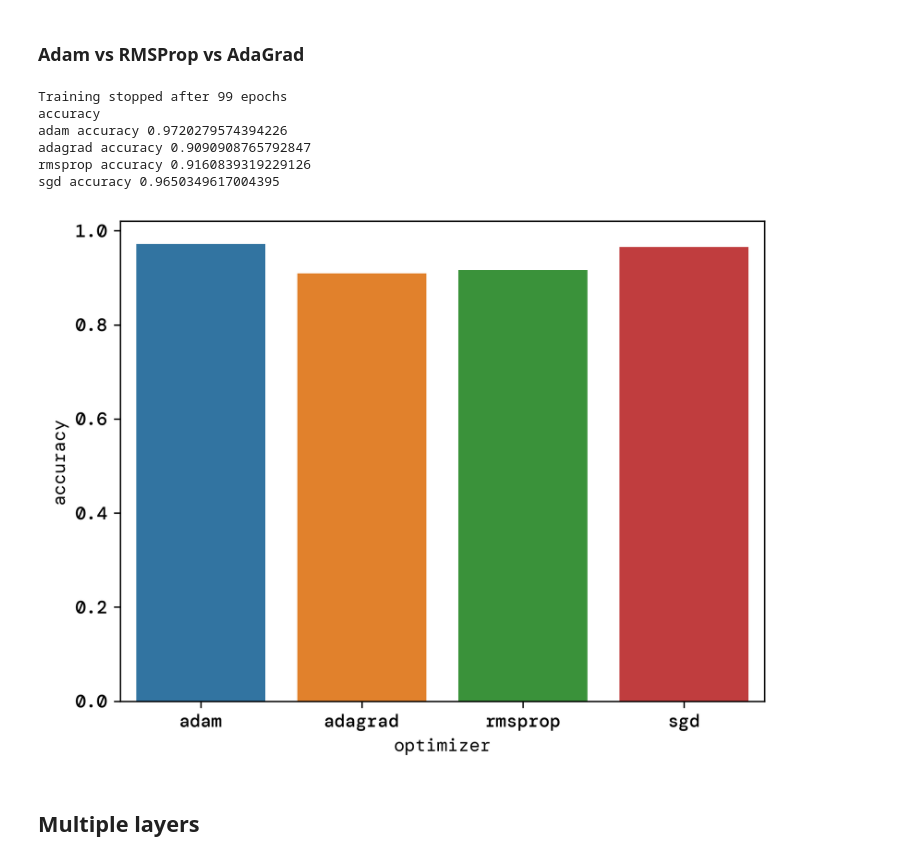
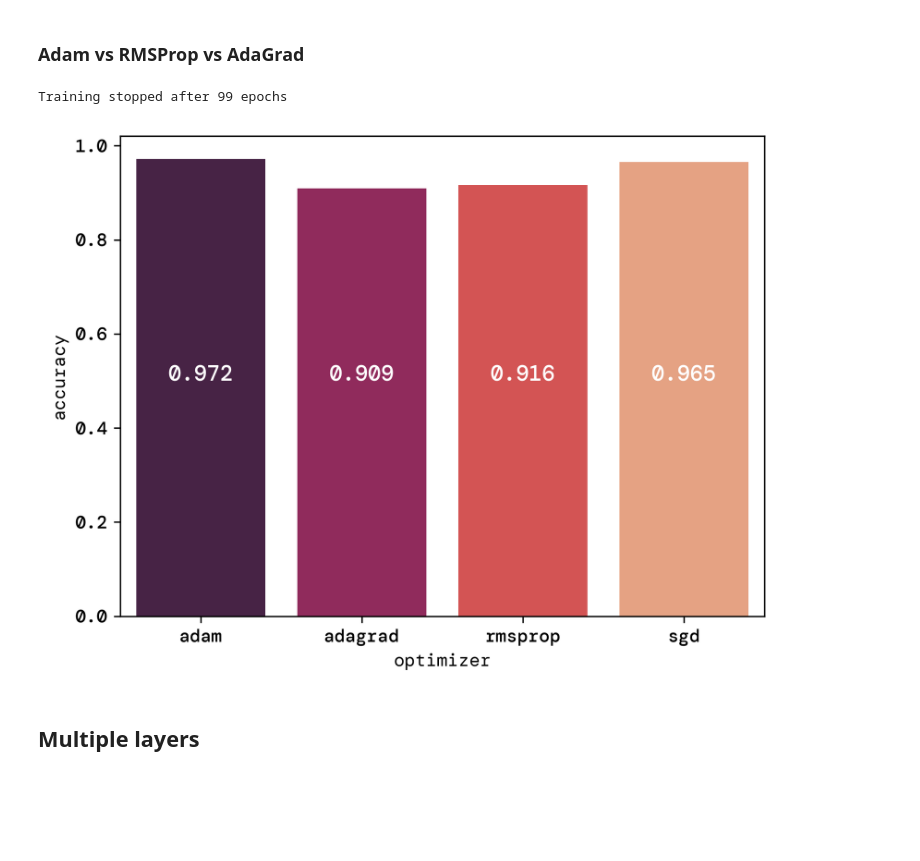
Before and after one commit to bragewiseth/MachineLearningProjects, a Jupyter notebook: project2/src/classification.ipynb, the cells around one changed output. Saved outputs shown, nothing was run; the diff lists cells and outputs as text; code cells hidden in the pictures; blank space fills up the shorter version.

```diff
--- a/project2/src/classification.ipynb
+++ b/project2/src/classification.ipynb
@@ -140,20 +155,25 @@ Training stopped after 99 epochs
 # %% [markdown]
 ### Lambda and epochs
 # %%
-lamda_epoch = onp.zeros((len(lamdas), len(n_epoch)))
+alphas = onp.zeros((len(lamdas),2))
 
 for i, lamda in enumerate(lamdas):
     print(ada.progress_bar(i, len(lamdas)))
-    for j, epochs in enumerate(n_epoch):
-        network = ada.NN.Model([[1, sigmoid]], 0.01, epochs,tol, 'sgd', lamda, 0.9, epsilon, beta1, beta2, loss=ada.CE, metric=ada.CE )
-        network.fit(X_train,y_train, X_test, y_test, batch_size=batch_size)
-        lamda_epoch[i,j] = ada.accuracy(network.classify(X_test), y_test)
+    network = ada.NN.Model([[1, sigmoid]], 0.01, 200,tol, 'sgd', lamda, 0.9, epsilon, beta1, beta2, loss=ada.CE, metric=ada.CE )
+    mean, var = cross_val(X_train, y_train, X_test, y_test, network, kfold)
+    alphas[i,0] = mean
+    alphas[i,1] = var
 
 
-sns.heatmap(lamda_epoch, annot=True, xticklabels=n_epoch, yticklabels=lamdas)
-plt.xlabel("epochs")
-plt.ylabel("regularization")
-plt.savefig("../runsAndFigures/chle.png",bbox_inches='tight')
+ax = sns.barplot(x=lamdas, y=alphas[:,0], yerr=alphas[:,1], palette="rocket")
+ax.set_xlabel("Lambda")
+plt.title("Regularization")
+plt.ylabel("accuracy")
+ax.text(0, 0.5, f"{alphas[3,0]:.3}", ha='center',  fontsize=12, color='white')
+ax.text(1, 0.5, f"{alphas[2,0]:.3}", ha='center',  fontsize=12, color='white')
+ax.text(2, 0.5, f"{alphas[1,0]:.3}", ha='center',  fontsize=12, color='white')
+ax.text(3, 0.5, f"{alphas[0,0]:.3}", ha='center',  fontsize=12, color='white')
+plt.savefig("../runsAndFigures/accuracy_alpha.png",bbox_inches='tight')
 plt.show()
 # %% [output]
 Progress: [>                   ] 0%
@@ -167,39 +187,38 @@ Training stopped after 499 epochs
 # %%
 
 network = ada.NN.Model([[1, sigmoid]], 0.01 , 100 ,tol, 'adam', 0.0001 , 0.9, epsilon, beta1, beta2, loss=ada.CE, metric=ada.CE )
 network.fit(X_train,y_train, X_test, y_test, batch_size=batch_size)
 adam_accuracy = ada.accuracy(network.classify(X_test), y_test)
 network = ada.NN.Model([[1, sigmoid]], 0.01 , 100 ,tol, 'adagrad', 0.0001 , 0.9, epsilon, beta1, beta2, loss=ada.CE, metric=ada.CE )
 network.fit(X_train,y_train, X_test, y_test, batch_size=batch_size)
 adagrad_accuracy = ada.accuracy(network.classify(X_test), y_test)
 network = ada.NN.Model([[1, sigmoid]], 0.01 , 100 ,tol, 'rmsprop', 0.0001 , 0.9, epsilon, beta1, beta2, loss=ada.CE, metric=ada.CE )
 network.fit(X_train,y_train, X_test, y_test, batch_size=batch_size)
 rmsprop_accuracy = ada.accuracy(network.classify(X_test), y_test)
 network = ada.NN.Model([[1, sigmoid]], 0.01 , 100 ,tol, 'sgd', 0.0001 , 0.9, epsilon, beta1, beta2, loss=ada.CE, metric=ada.CE )
 network.fit(X_train,y_train, X_test, y_test, batch_size=batch_size)
 sgd_accuracy = ada.accuracy(network.classify(X_test), y_test)
 
-print("\naccuracy")
-print("adam accuracy {}".format(adam_accuracy))
-print("adagrad accuracy {}".format(adagrad_accuracy))
-print("rmsprop accuracy {}".format(rmsprop_accuracy))
-print("sgd accuracy {}".format(sgd_accuracy))
+
 
 optimizer_accuracy = onp.array([adam_accuracy, adagrad_accuracy, rmsprop_accuracy, sgd_accuracy])
+adam_accuracy = np.round(adam_accuracy, 3)
+rmsprop_accuracy = np.round(rmsprop_accuracy, 3)
+adagrad_accuracy = np.round(adagrad_accuracy, 3)
+sgd_accuracy = np.round(sgd_accuracy, 3)
 optimizer_names = ['adam', 'adagrad', 'rmsprop', 'sgd']
-sns.barplot(x=optimizer_names, y=optimizer_accuracy)
-plt.xlabel("optimizer")
-plt.ylabel("accuracy")
+ax = sns.barplot(x=optimizer_names, y=optimizer_accuracy, palette="rocket")
+ax.set_xlabel("optimizer")
+ax.set_ylabel("accuracy")
+ax.text(0, 0.5, f"{adam_accuracy:.3}", ha='center',  fontsize=12, color='white')
+ax.text(1, 0.5, f"{adagrad_accuracy:.3}", ha='center',  fontsize=12, color='white')
+ax.text(2, 0.5, f"{rmsprop_accuracy:.3}", ha='center',  fontsize=12, color='white')
+ax.text(3, 0.5, f"{sgd_accuracy:.3}", ha='center',  fontsize=12, color='white')
 plt.savefig("../runsAndFigures/optimizer_accuracy.png",bbox_inches='tight')
 plt.show()
 # %% [output]
 Training stopped after 99 epochs
-accuracy
-adam accuracy 0.9720279574394226
-adagrad accuracy 0.9090908765792847
-rmsprop accuracy 0.9160839319229126
-sgd accuracy 0.9650349617004395
-[figure, old version]
+[figure, new version]
 # %% [markdown]
 ## Multiple layers
 # %% [markdown]
```
Also changed, not shown: parts of 5 cells of this notebook, 19 other files.
